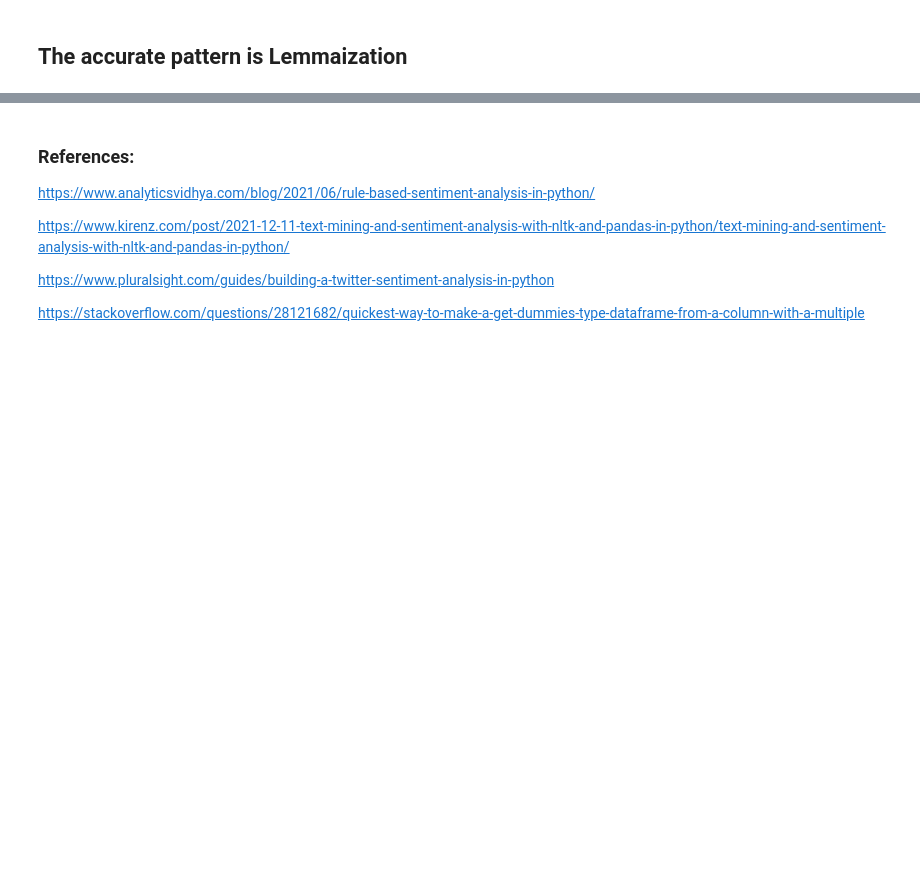
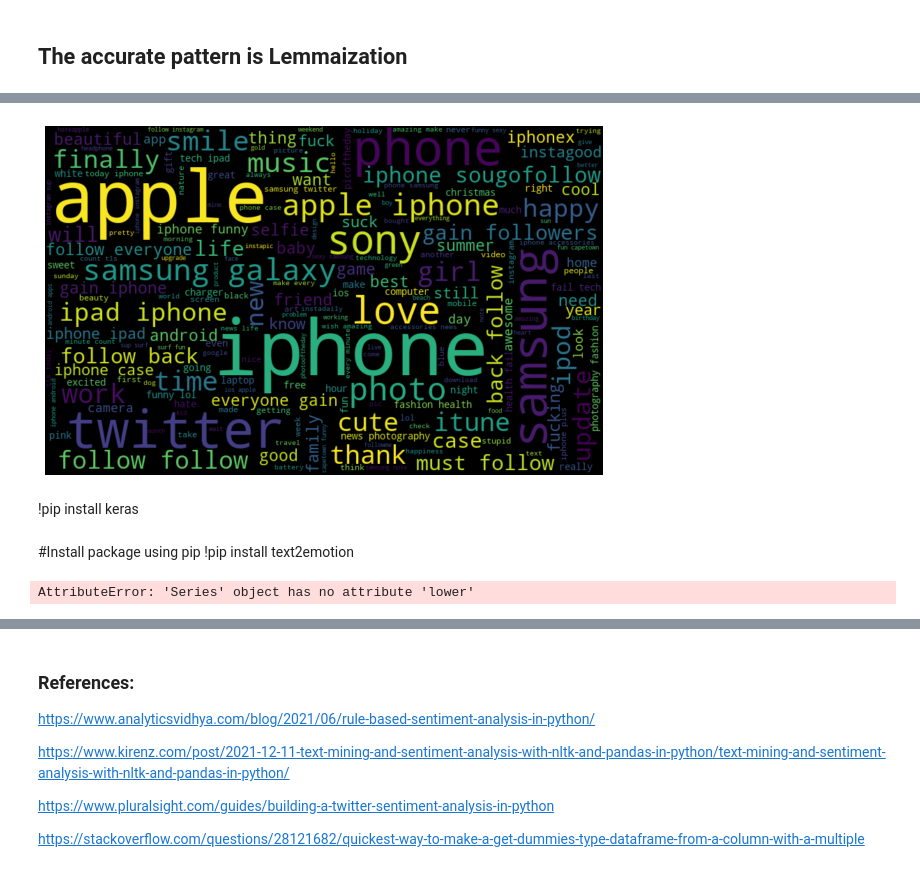
Before and after one commit to RonySoliman/Sentiment-Analysis-Hackthon, a Jupyter notebook: Identify the Sentiments (Hackthon)-Copy1.ipynb, the cells around one changed output, grey strips where cells are left out. Cells and saved outputs as stored; diff of their text form; code cells hidden in the pictures; blank space fills up the shorter version.

```diff
--- a/Identify the Sentiments (Hackthon)-Copy1.ipynb
+++ b/Identify the Sentiments (Hackthon)-Copy1.ipynb
@@ -184,3 +234,9 @@ pl.show()
 ## As you can see here the Stemming technique isn't accurate, I prefer to use Lemmaization technique for text data.
 # %% [markdown]
 ## The accurate pattern is Lemmaization
+# %%
+from nltk.stem import WordNetLemmatizer
+
+wordnet_lem = WordNetLemmatizer()
+
+df['lemm'] = df['tidy_tweets'].apply(wordnet_lem.lemmatize)
@@ -186,0 +267,20 @@ pl.show()
+# %%
+from textblob import TextBlob
+# function to calculate subjectivity
+def getSubjectivity(review):
+    return TextBlob(review).sentiment.subjectivity
+    # function to calculate polarity
+    def getPolarity(review):
+        return TextBlob(review).sentiment.polarity
+
+# function to analyze the reviews
+def analysis(score):
+    if score < 0:
+        return 'Negative'
+    elif score == 0:
+        return 'Neutral'
+    else:
+        return 'Positive'
+# %%
+def getPolarity(review):
+    return TextBlob(review).sentiment.polarity
@@ -186,0 +289,5 @@ pl.show()
+# %%
+# fin_data['Subjectivity'] = fin_data['Lemma'].apply(getSubjectivity)
+df['Polarity'] = df['lemm'].apply(getPolarity)
+df['Analysis'] = df['Polarity'].apply(analysis)
+df.head(30)
@@ -186,0 +338,18 @@ pl.show()
+# %%
+all_words = ' '.join([text for text in df['lemm']])
+from wordcloud import WordCloud
+wordcloud = WordCloud(width=800, height=500, random_state=21, max_font_size=110).generate(all_words)
+
+import matplotlib.pyplot as pl
+
+pl.figure(figsize=(10, 7))
+pl.imshow(wordcloud, interpolation="bilinear")
+pl.axis('off')
+pl.show()
+# %% [output]
+[figure, added]
+# %% [markdown]
+!pip install keras
+# %% [markdown]
+#Install package using pip
+!pip install text2emotion
@@ -186,0 +359,4 @@ pl.show()
+# %%
+ddff = te.get_emotion(df['tidy_tweets']).apply(lambda x: x.lower())
+# %% [output]
+AttributeError: 'Series' object has no attribute 'lower'
```
Also changed, not shown: parts of 21 cells of this notebook.
